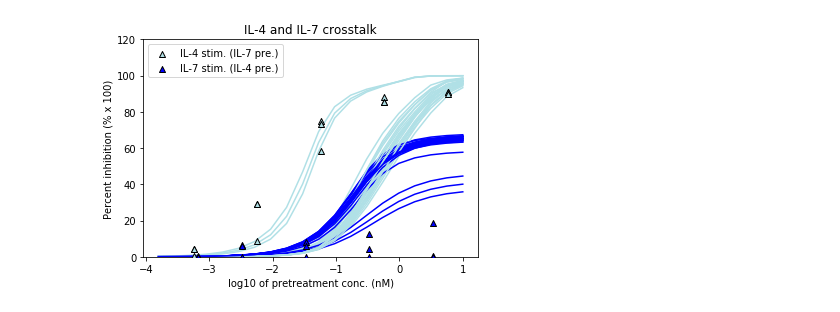
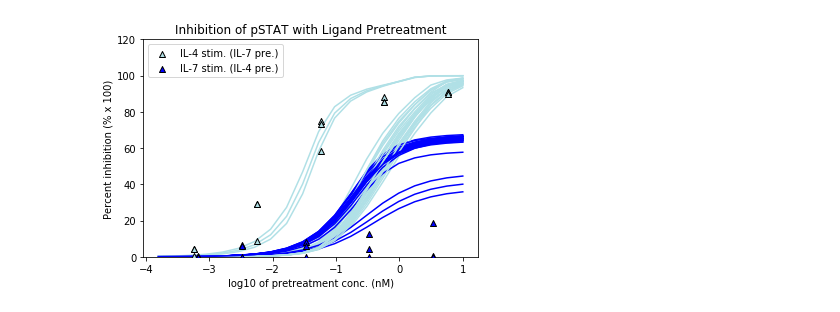
Before and after one commit to meyer-lab/gc-valent, a Jupyter notebook: BMES_submission_adam.ipynb, the cells around one changed output. Saved outputs shown, nothing was run; the diff lists cells and outputs as text; code cells hidden in the pictures.

```diff
--- a/BMES_submission_adam.ipynb
+++ b/BMES_submission_adam.ipynb
@@ -124,35 +124,35 @@ def plot_pretreat():
     dataIL4, dataIL7, data_pretreat = data_path()
     IL7_pretreat_conc = data_pretreat[:, 0] / 17400. # concentrations used for IL7 pretreatment followed by IL4 stimulation
     IL4_pretreat_conc = data_pretreat[:, 5] / 14900. # concentrations used for IL4 pretreatment followed by IL7 stimulation
     num = 20
     pre_IL4 = np.logspace(-3.8, 1.0, num=num)
     pre_IL7 = np.logspace(-3.8, 1.0, num=num)
     for ii in range(25):
         output = pretreat_calc(unkVec[:, ii], pre_IL4, pre_IL7)
         IL4_stim = output[0:num]
         IL7_stim = output[num:(num*2)]
         plt.plot(np.log10(pre_IL7), IL4_stim, color='powderblue', zorder=ii)
         plt.plot(np.log10(pre_IL4), IL7_stim, color='b', zorder=ii)
 
-    plt.title('IL-4 and IL-7 crosstalk')
+    plt.title('Inhibition of pSTAT with Ligand Pretreatment')
     plt.ylim(0,120)
     plt.ylabel("Percent inhibition (% x 100)")
     plt.xlabel("log10 of pretreatment conc. (nM)")
 
     # add experimental data to plots
     plt.scatter(np.log10(IL7_pretreat_conc), data_pretreat[:, 1], color='powderblue', zorder=100, marker='^', edgecolors='k',
               label='IL-4 stim. (IL-7 pre.)')
     plt.scatter(np.log10(IL7_pretreat_conc), data_pretreat[:, 2], color='powderblue', zorder=101, marker='^', edgecolors='k')
     plt.scatter(np.log10(IL7_pretreat_conc), data_pretreat[:, 3], color='powderblue', zorder=102, marker='^', edgecolors='k')
     plt.scatter(np.log10(IL4_pretreat_conc), data_pretreat[:, 6], color='b', zorder=103, marker='^', edgecolors='k',
               label='IL-7 stim. (IL-4 pre.)')
     plt.scatter(np.log10(IL4_pretreat_conc), data_pretreat[:, 7], color='b', zorder=104, marker='^', edgecolors='k')
     plt.scatter(np.log10(IL4_pretreat_conc), data_pretreat[:, 8], color='b', zorder=105, marker='^', edgecolors='k')
     plt.legend()
 
 plot_pretreat()
 # %% [output]
-[figure, old version]
+[figure, new version]
 # %%
 def calc_R2X_pretreat():
     dataIL4, dataIL7, data_pretreat = data_path()
```
Also changed, not shown: parts of 5 cells of this notebook.
